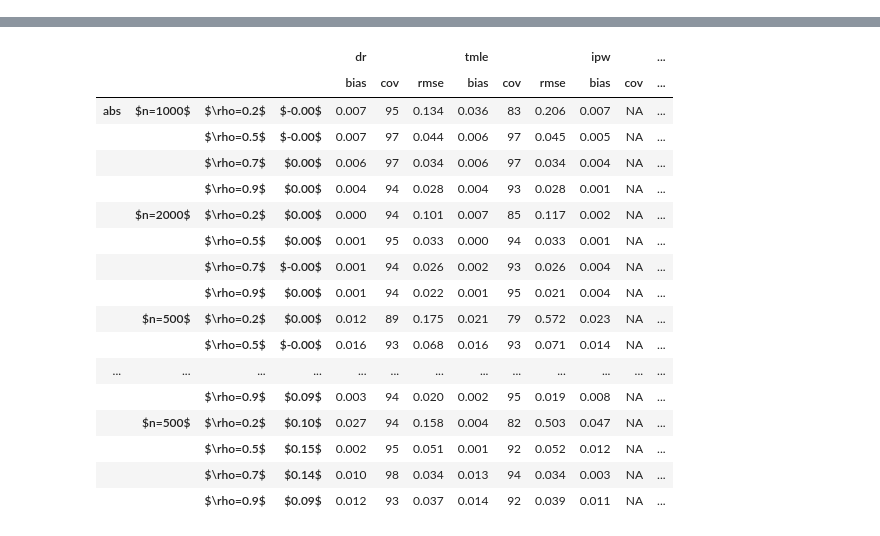
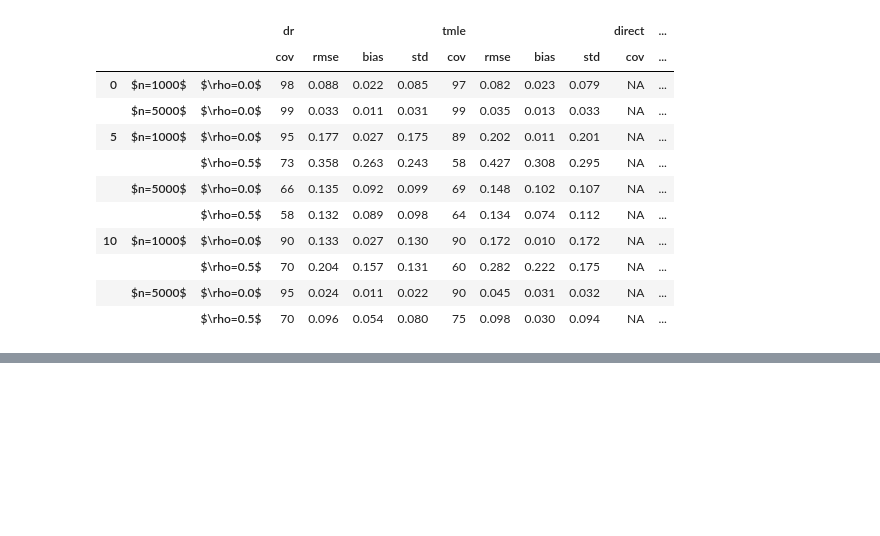
Before and after one commit to syrgkanislab/npiv_functionals, a Jupyter notebook: notebooks/Postprocess.ipynb, the cells around one changed output, grey strips where cells are left out. Drawn from its saved outputs; the diff is of its cells as text; code cells hidden in the pictures; blank space fills up the shorter version.

```diff
--- a/notebooks/Postprocess.ipynb
+++ b/notebooks/Postprocess.ipynb
@@ -187,38 +193,57 @@ FileNotFoundError: [Errno 2] No such file or directory: 'res_fn_abs_n_500_stregt
 # %%
 import pandas as pd
 from collections import OrderedDict
 
-
+fname = 'cct'
 for clever in [False]:
     resd = {}
-    for fname in ['abs', '2dpoly', 'sigmoid', 'sin']:
-        resd[fname] = OrderedDict()
-        for n in [500, 1000, 2000]:
+    for n_t in [0, 5, 10]:
+        resd[n_t] = {}
+        for n in [1000, 5000]:
             lambda_l2_h = .1/n**(.9)
-            print(lambda_l2_h)
             nkey = f'$n={n}$'
-            resd[fname][nkey] = {}
-            for iv_strength in [.2, .5, .7, .9]:
-                true, results = joblib.load(f'res_fn_{fname}_n_{n}_stregth_{iv_strength}_eps_{0.1}_clever_{clever}_l2h_{lambda_l2_h:.4f}.jbl')
-                ivkey = f'$\rho={iv_strength}$'
-                resd[fname][nkey][ivkey] = {}
-                for it, method in enumerate(['dr', 'tmle', 'ipw', 'direct']):
+            resd[n_t][nkey] = {}
+            for iv_strength in [0.0, 0.5]:
+                if n_t == 0 and iv_strength == 0.5:
+                    continue
+
+                true, results = joblib.load(f'res_fn_{fname}_n_{n}_n_t_{n_t}_stregth_{iv_strength}_eps_{0.1}_clever_{clever}_l2h_{lambda_l2_h:.4f}.jbl')
+                ivkey = f'$\\rho={iv_strength}$'
+                resd[n_t][nkey][ivkey] = {}
+                for it, method in enumerate(['dr', 'tmle', 'direct']):
                     data = np.array([r[it] for r in results])
+                    confidence = .95
+                    se = (data[:, 2] - data[:, 0]) / scipy.stats.t.ppf((1 + confidence) / 2., n - 1)
+                    confidence = .99
+                    data[:, 1] = data[:, 0] - se * scipy.stats.t.ppf((1 + confidence) / 2., n - 1)
+                    data[:, 2] = data[:, 0] + se * scipy.stats.t.ppf((1 + confidence) / 2., n - 1)
                     if method in ['dr', 'tmle']:
                         cov = f'{100*np.mean((data[:, 1] <= true) & (true <= data[:, 2])):.0f}'
                     else:
                         cov = 'NA'
-                    resd[fname][nkey][ivkey][method] = {
+                    resd[n_t][nkey][ivkey][method] = {
                                     'cov': cov,
                                     'rmse': f'{np.sqrt(np.mean((data[:, 0]-true)**2)):.3f}',
-                                    'bias': f'{np.abs(np.mean((data[:, 0]-true))):.3f}'}
-                resd[fname][nkey][ivkey] = pd.concat({f'${true:.2f}$': pd.DataFrame(resd[fname][nkey][ivkey])})
-            resd[fname][nkey] = pd.concat(resd[fname][nkey], sort=False)
-        resd[fname] = pd.concat(resd[fname], sort=False)
-
-    display(pd.concat(resd).unstack(level=4))
-    print(pd.concat(resd).unstack(level=4).to_latex(bold_rows=True, multirow=True,
+                                    'bias': f'{np.abs(np.mean((data[:, 0]-true))):.3f}',
+                                    'std': f'{np.std(data[:, 0]):.3f}'}
+                resd[n_t][nkey][ivkey] = pd.DataFrame(resd[n_t][nkey][ivkey])
+            resd[n_t][nkey] = pd.concat(resd[n_t][nkey], sort=False)
+        resd[n_t] = pd.concat(resd[n_t], sort=False)
+    display(pd.concat(resd).unstack(level=3))
+    print(pd.concat(resd).unstack(level=3).to_latex(bold_rows=True, multirow=True,
                                                     multicolumn=True, escape=False,
                                                     column_format='lll||lll|lll|lll|lll|',
                                                     multicolumn_format='c|'))
 # %% [output]
+|  |  |  | dr |  |  |  | tmle |  |  |  | direct | ... |
+|  |  |  | cov | rmse | bias | std | cov | rmse | bias | std | cov | ... |
+| 0 | $n=1000$ | $\rho=0.0$ | 98 | 0.088 | 0.022 | 0.085 | 97 | 0.082 | 0.023 | 0.079 | NA | ... |
+|  | $n=5000$ | $\rho=0.0$ | 99 | 0.033 | 0.011 | 0.031 | 99 | 0.035 | 0.013 | 0.033 | NA | ... |
+| 5 | $n=1000$ | $\rho=0.0$ | 95 | 0.177 | 0.027 | 0.175 | 89 | 0.202 | 0.011 | 0.201 | NA | ... |
+|  |  | $\rho=0.5$ | 73 | 0.358 | 0.263 | 0.243 | 58 | 0.427 | 0.308 | 0.295 | NA | ... |
+|  | $n=5000$ | $\rho=0.0$ | 66 | 0.135 | 0.092 | 0.099 | 69 | 0.148 | 0.102 | 0.107 | NA | ... |
+|  |  | $\rho=0.5$ | 58 | 0.132 | 0.089 | 0.098 | 64 | 0.134 | 0.074 | 0.112 | NA | ... |
+| 10 | $n=1000$ | $\rho=0.0$ | 90 | 0.133 | 0.027 | 0.130 | 90 | 0.172 | 0.010 | 0.172 | NA | ... |
+|  |  | $\rho=0.5$ | 70 | 0.204 | 0.157 | 0.131 | 60 | 0.282 | 0.222 | 0.175 | NA | ... |
+|  | $n=5000$ | $\rho=0.0$ | 95 | 0.024 | 0.011 | 0.022 | 90 | 0.045 | 0.031 | 0.032 | NA | ... |
+|  |  | $\rho=0.5$ | 70 | 0.096 | 0.054 | 0.080 | 75 | 0.098 | 0.030 | 0.094 | NA | ... |
@@ -237,18 +266,0 @@ for clever in [False]:
-|  |  |  |  | dr |  |  | tmle |  |  | ipw |  | ... |
-|  |  |  |  | bias | cov | rmse | bias | cov | rmse | bias | cov | ... |
-| abs | $n=1000$ | $\rho=0.2$ | $-0.00$ | 0.007 | 95 | 0.134 | 0.036 | 83 | 0.206 | 0.007 | NA | ... |
-|  |  | $\rho=0.5$ | $-0.00$ | 0.007 | 97 | 0.044 | 0.006 | 97 | 0.045 | 0.005 | NA | ... |
-|  |  | $\rho=0.7$ | $0.00$ | 0.006 | 97 | 0.034 | 0.006 | 97 | 0.034 | 0.004 | NA | ... |
-|  |  | $\rho=0.9$ | $0.00$ | 0.004 | 94 | 0.028 | 0.004 | 93 | 0.028 | 0.001 | NA | ... |
-|  | $n=2000$ | $\rho=0.2$ | $0.00$ | 0.000 | 94 | 0.101 | 0.007 | 85 | 0.117 | 0.002 | NA | ... |
-|  |  | $\rho=0.5$ | $0.00$ | 0.001 | 95 | 0.033 | 0.000 | 94 | 0.033 | 0.001 | NA | ... |
-|  |  | $\rho=0.7$ | $-0.00$ | 0.001 | 94 | 0.026 | 0.002 | 93 | 0.026 | 0.004 | NA | ... |
-|  |  | $\rho=0.9$ | $0.00$ | 0.001 | 94 | 0.022 | 0.001 | 95 | 0.021 | 0.004 | NA | ... |
-|  | $n=500$ | $\rho=0.2$ | $0.00$ | 0.012 | 89 | 0.175 | 0.021 | 79 | 0.572 | 0.023 | NA | ... |
-|  |  | $\rho=0.5$ | $-0.00$ | 0.016 | 93 | 0.068 | 0.016 | 93 | 0.071 | 0.014 | NA | ... |
-| ... | ... | ... | ... | ... | ... | ... | ... | ... | ... | ... | ... | ... |
-|  |  | $\rho=0.9$ | $0.09$ | 0.003 | 94 | 0.020 | 0.002 | 95 | 0.019 | 0.008 | NA | ... |
-|  | $n=500$ | $\rho=0.2$ | $0.10$ | 0.027 | 94 | 0.158 | 0.004 | 82 | 0.503 | 0.047 | NA | ... |
-|  |  | $\rho=0.5$ | $0.15$ | 0.002 | 95 | 0.051 | 0.001 | 92 | 0.052 | 0.012 | NA | ... |
-|  |  | $\rho=0.7$ | $0.14$ | 0.010 | 98 | 0.034 | 0.013 | 94 | 0.034 | 0.003 | NA | ... |
-|  |  | $\rho=0.9$ | $0.09$ | 0.012 | 93 | 0.037 | 0.014 | 92 | 0.039 | 0.011 | NA | ... |
```
Also changed, not shown: parts of 8 cells of this notebook, 9 other files.
